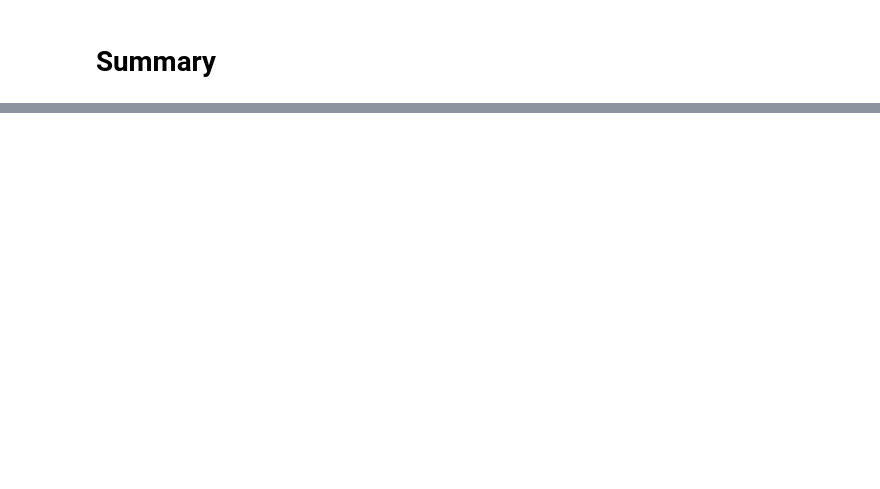
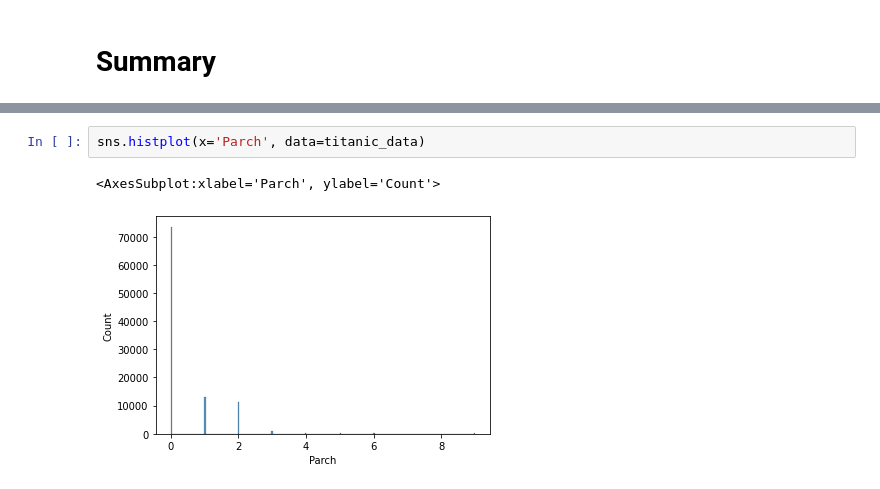
Before and after one commit to liriannamiller/rs_course, a Jupyter notebook: eda.ipynb, the cells around one changed output, grey strips where cells are left out. Drawn from its saved outputs; the diff is of its cells as text; blank space fills up the shorter version.

```diff
--- a/eda.ipynb
+++ b/eda.ipynb
@@ -82,0 +144,5 @@ sns.boxplot(x=titanic_data['Pclass'], y=titanic_data['Age'])
+# %%
+sns.histplot(x='Parch', data=titanic_data)
+# %% [output]
+<AxesSubplot:xlabel='Parch', ylabel='Count'>
+[figure, added]
```
Also changed, not shown: parts of 17 cells of this notebook.
